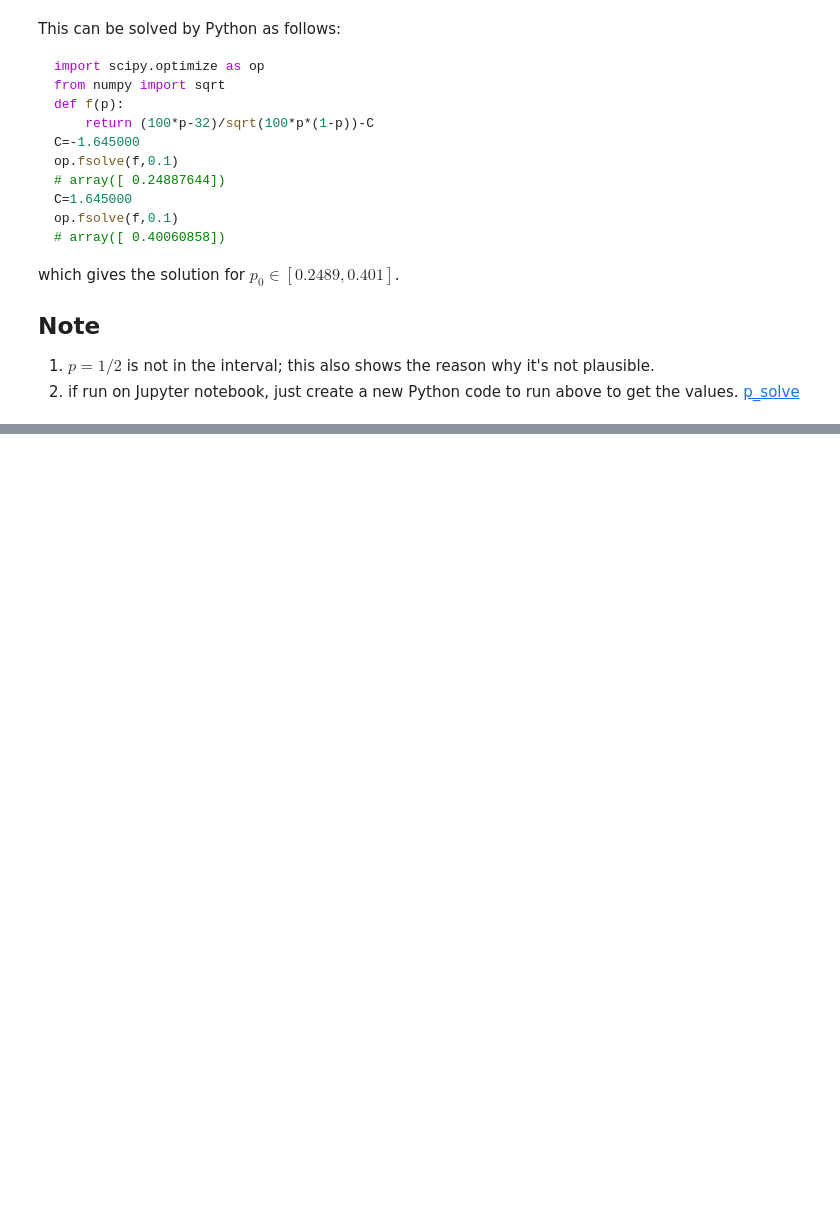
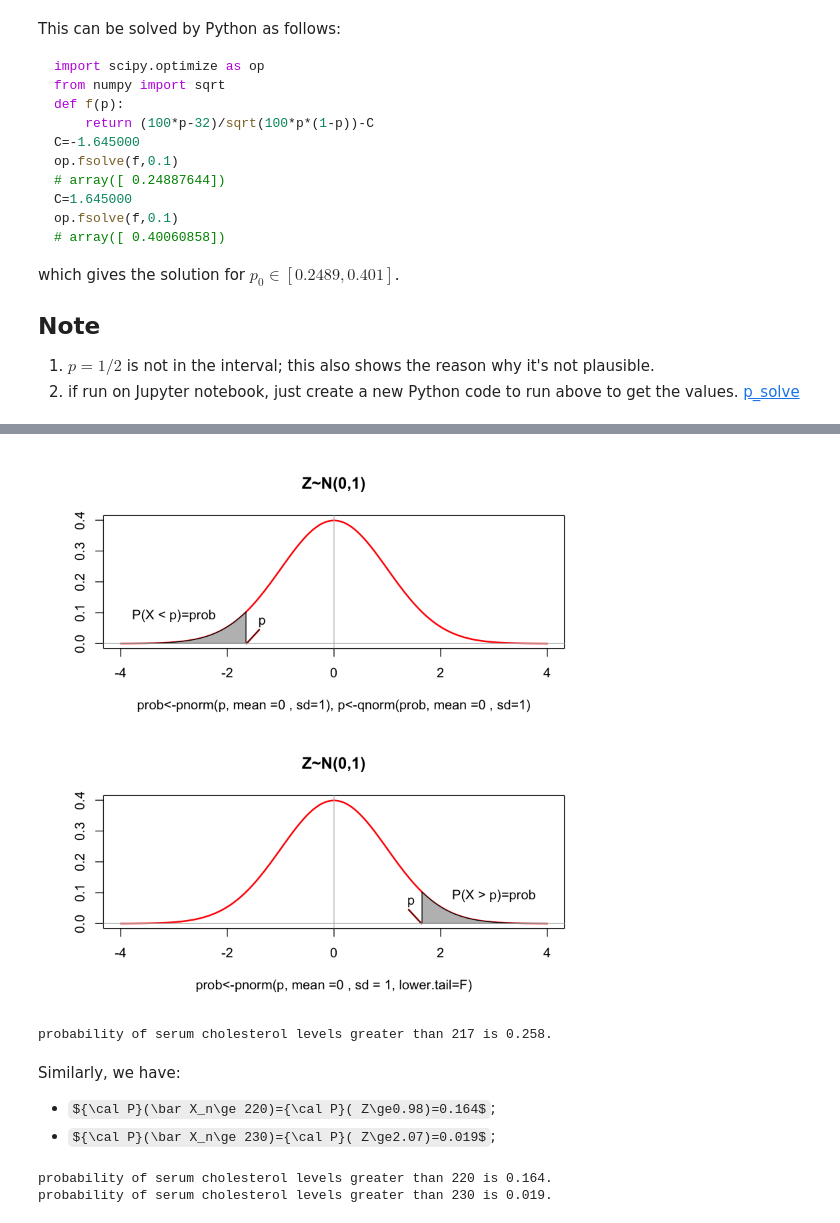
Before and after one commit to cchuang2009/math-2015-2, a Jupyter notebook: R/StatInference.ipynb, the cells around one changed output, grey strips where cells are left out. Drawn from its saved outputs; the diff is of its cells as text; code cells hidden in the pictures; some formulas as TeX source; blank space fills up the shorter version.

```diff
--- a/R/StatInference.ipynb
+++ b/R/StatInference.ipynb
@@ -292,5 +159,0 @@ height.response = na.omit(survey$Height)
-# %%
-n = length(height.response)
-sigma = 9.48                   # population standard deviation
-sem = sigma/sqrt(n);       # standard error of the mean
-cat(sprintf("standard error of mean is %.3f ",sem))
@@ -447,6 +159,0 @@ Since there are two tails of the normal distribution, the 95% confidence level w
-# %%
-zstar <- qnorm(.975)
-sigma <- 9.48
-E <- 1.2
-n<-zstar^2 * sigma^2/ E^2
-cat(sprintf("Approximated sample size of population mean requires %d at least.",ceiling(n)))
@@ -464,0 +160,8 @@ Approximated size of samples for population mean requires 240 at least.
+# %%
+#Find the root of a x^2+b x+c=0
+a<- (1.645)^2*100+10000
+b<- -6400-(1.645)^2*100
+c<- 32^2
+x0<- (-b+sqrt(b^2-4*a*c))/(2*a)
+x1<- (-b-sqrt(b^2-4*a*c))/(2*a)
+cat(sprintf("p0 in [%.3f,%.3f], 90%% confident interval",x1,x0))
@@ -464,0 +202,57 @@ Approximated size of samples for population mean requires 240 at least.
+# %%
+old.par <- par(mfrow=c(2, 1))
+mar = c(5, 6, 4, 2) + 0.1
+mu <- 0; sigma <- 1
+x <- seq(-4, 4, .01)
+fx <-dnorm(x)
+
+plot(x, fx, type = "l", col='red',lwd = 2,xlab="prob<-pnorm(p, mean =0 , sd=1), p<-qnorm(prob, mean =0 , sd=1)",main="Z~N(0,1)",
+        ylab="")
+
+y0 <- x[x <= -1.645]    # define region to fill
+y0 <- c( y0,y0[length(y0)]) ;  fy0 <- fx[x <= -1.645]
+fy0 <- c(fy0,0)
+text(-3,0.09,"P(X < p)=prob")
+text(-1.345,0.07,"p")
+lines(c(-1.40, -1.64), c(.045, .0), col = "red4", lwd = 2)
+polygon(y0, fy0, col="gray")
+abline(h=0, col="gray") ;
+abline(v=0, col="gray")
+
+plot(x, fx, type = "l", col='red',lwd = 2,xlab="prob<-pnorm(p, mean =0 , sd = 1, lower.tail=F)",main="Z~N(0,1)",
+        ylab="")
+x0 <- x[x >= 1.645]    # define region to fill
+x0 <- c(x0[1], x0) ;  fx0 <- fx[x >= 1.645]
+fx0 <- c(0, fx0)
+text(3,0.09,"P(X > p)=prob")
+text(1.45,0.07,"p")
+lines(c(1.40, 1.64), c(.045, .0), col = "red4", lwd = 2)
+polygon(x0, fx0, col="gray")
+abline(h=0, col="gray") ;
+abline(v=0, col="gray")
+
+par(old.par)
+# %% [output]
+[figure, added]
+# %%
+ans1<-pnorm(0.65, mean =0 , sd = 1, lower.tail=F)
+#pnorm(217, mean =211 , sd = 45/5, lower.tail=F)
+arg1 <- "probability of serum cholesterol levels greater than 217 is %.3f."
+
+answer(arg1,ans1)
+# %% [output]
+probability of serum cholesterol levels greater than 217 is 0.258.
+# %% [markdown]
+Similarly, we have:
+- ${\cal P}(\bar X_n\ge 220)={\cal P}( Z\ge0.98)=0.164$;
+- ${\cal P}(\bar X_n\ge 230)={\cal P}( Z\ge2.07)=0.019$;
+# %%
+ans2<-pnorm(0.98, mean =0 , sd = 1, lower.tail=F)
+ans3<-pnorm(2.07, mean =0 , sd = 1, lower.tail=F)
+arg2 <- "probability of serum cholesterol levels greater than 220 is %.3f.\n"
+arg3 <- "probability of serum cholesterol levels greater than 230 is %.3f."
+answer(arg2,ans2)
+answer(arg3,ans3)
+# %% [output]
+probability of serum cholesterol levels greater than 220 is 0.164.
+probability of serum cholesterol levels greater than 230 is 0.019.
```
Also changed, not shown: parts of 47 cells of this notebook, 4 other files.
